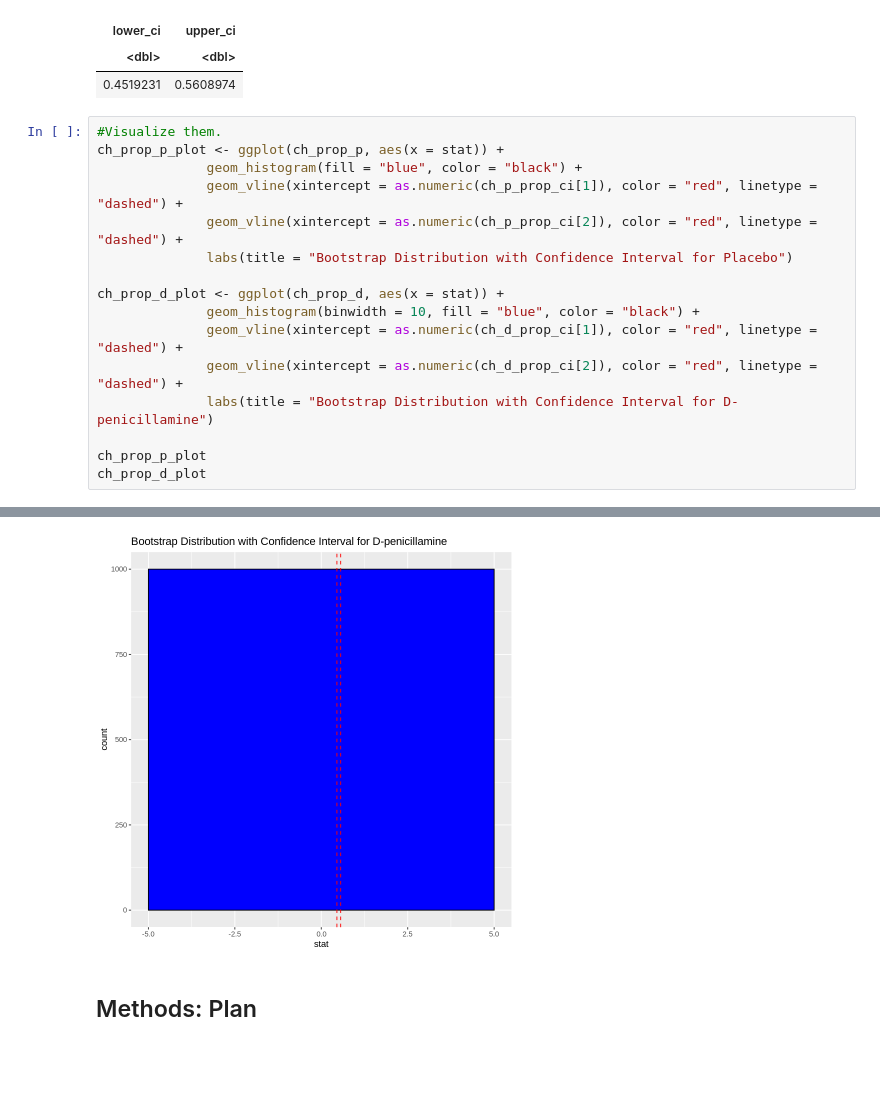
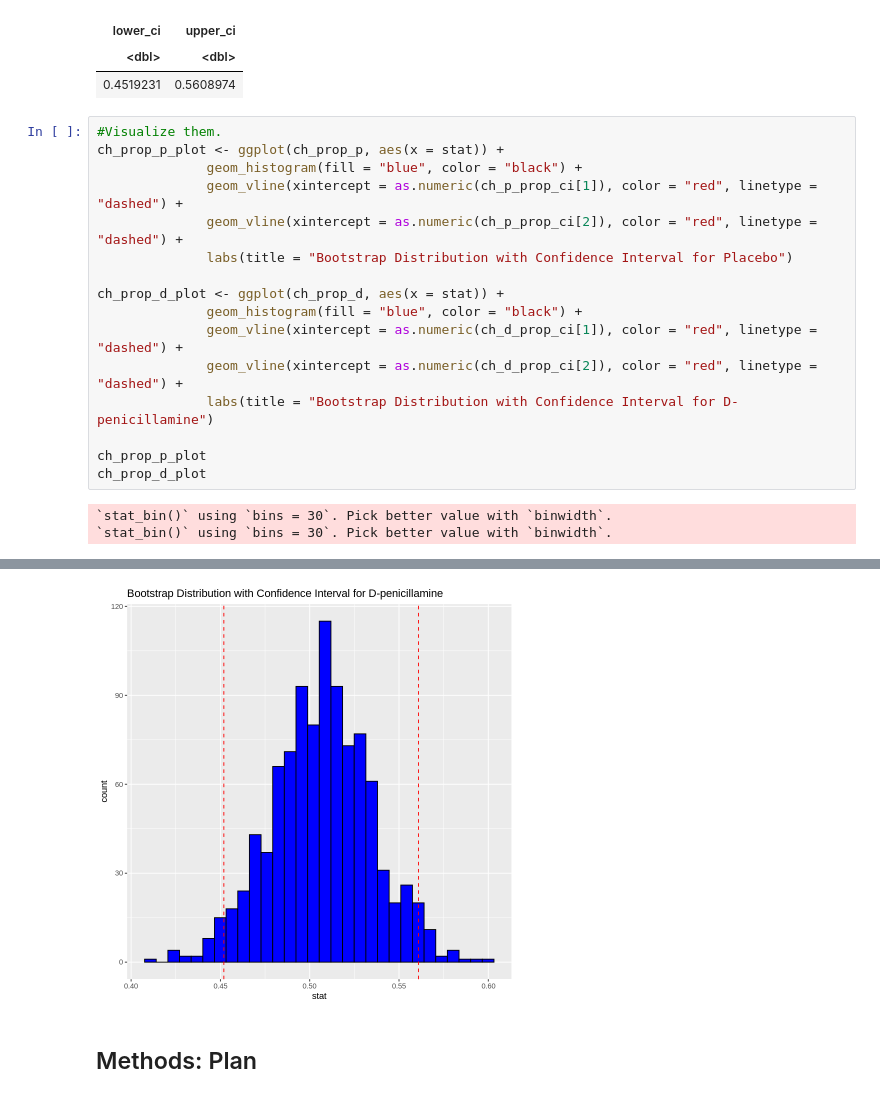
Before and after one commit to Rithika-Nair/STAT-201-Final_Project, a Jupyter notebook: Project-Proposal-43.ipynb, the cells around one changed output, grey strips where cells are left out. Drawn from its saved outputs; the diff is of its cells as text; blank space fills up the shorter version.

```diff
--- a/Project-Proposal-43.ipynb
+++ b/Project-Proposal-43.ipynb
@@ -180,7 +180,7 @@ ch_prop_p_plot <- ggplot(ch_prop_p, aes(x = stat)) +
               labs(title = "Bootstrap Distribution with Confidence Interval for Placebo")
 
 ch_prop_d_plot <- ggplot(ch_prop_d, aes(x = stat)) +
-              geom_histogram(binwidth = 10, fill = "blue", color = "black") +
+              geom_histogram(fill = "blue", color = "black") +
               geom_vline(xintercept = as.numeric(ch_d_prop_ci[1]), color = "red", linetype = "dashed") +
               geom_vline(xintercept = as.numeric(ch_d_prop_ci[2]), color = "red", linetype = "dashed") +
               labs(title = "Bootstrap Distribution with Confidence Interval for D-penicillamine")
@@ -188,3 +188,5 @@ ch_prop_d_plot <- ggplot(ch_prop_d, aes(x = stat)) +
 ch_prop_p_plot
 ch_prop_d_plot
 # %% [output]
+`stat_bin()` using `bins = 30`. Pick better value with `binwidth`.
+`stat_bin()` using `bins = 30`. Pick better value with `binwidth`.
@@ -192,4 +194,4 @@ ch_prop_d_plot
-[figure, old version]
+[figure, new version]
 # %% [markdown]
 ## Methods: Plan
 # %% [markdown]
```
Also changed, not shown: parts of 1 cell of this notebook.
